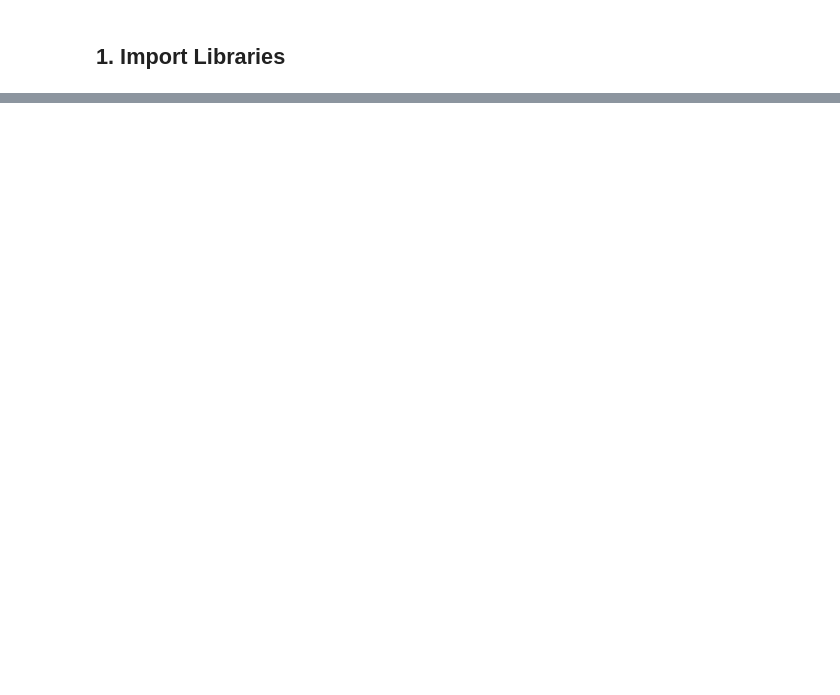
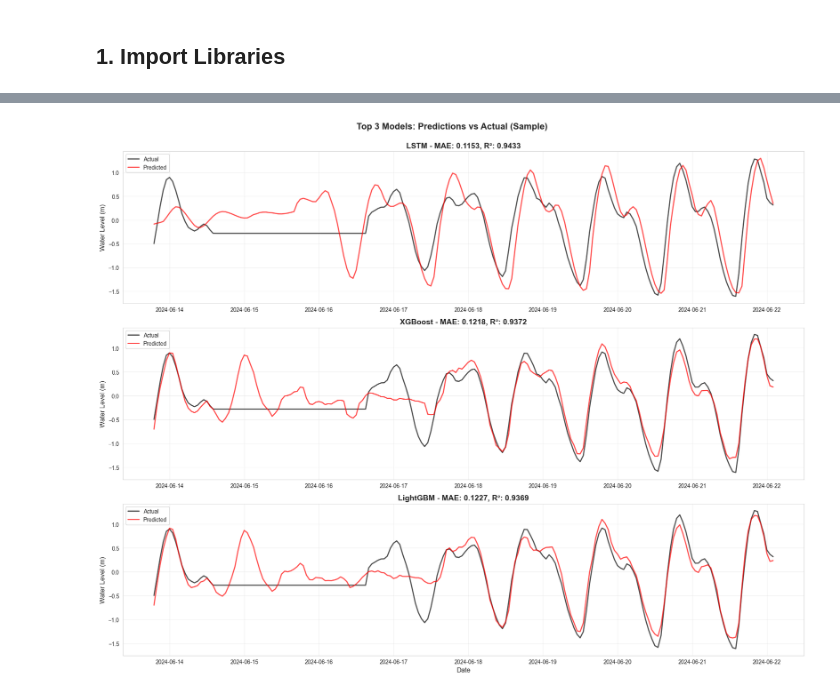
Before and after one commit to dniamsaard4codework/CPDSAI_Project, a Jupyter notebook: modelling.ipynb, the cells around one changed output, grey strips where cells are left out. Saved outputs shown, nothing was run; the diff lists cells and outputs as text; code cells hidden in the pictures; blank space fills up the shorter version.

```diff
--- a/modelling.ipynb
+++ b/modelling.ipynb
@@ -1818,0 +593,45 @@ print("  ✓ Early stopping and learning rate scheduling")
+# %%
+# Visualize predictions vs actual for top 3 models
+top_3_models = comparison_df.nsmallest(3, 'MAE')
+
+fig, axes = plt.subplots(3, 1, figsize=(18, 14))
+
+# Prepare predictions for visualization (first 200 samples)
+sample_size = min(200, len(y_test))
+test_dates = test_data.index[:sample_size]
+y_test_sample = y_test.values[:sample_size]
+
+predictions_dict = {
+    'Naive Forecast': naive_pred_test[:sample_size],
+    f'Rolling Mean ({best_window}h)': rolling_results[best_window]['predictions'][:sample_size],
+    'Linear Regression': lr_pred_test[:sample_size],
+    'Ridge Regression': ridge_pred_test[:sample_size],
+    'XGBoost': xgb_pred_test[:sample_size],
+    'LightGBM': lgb_pred_test[:sample_size],
+    'LSTM': lstm_pred_test[:sample_size] if len(lstm_pred_test) >= sample_size else None
+}
+
+for idx, (_, row) in enumerate(top_3_models.iterrows()):
+    model_name = row['Model']
+
+    axes[idx].plot(test_dates, y_test_sample, label='Actual',
+                   linewidth=2, alpha=0.7, color='black')
+
+    if model_name in predictions_dict and predictions_dict[model_name] is not None:
+        pred = predictions_dict[model_name]
+        axes[idx].plot(test_dates[:len(pred)], pred, label='Predicted',
+                       linewidth=2, alpha=0.7, color='red')
+
+    axes[idx].set_ylabel('Water Level (m)', fontsize=12)
+    axes[idx].set_title(f'{model_name} - MAE: {row["MAE"]:.4f}, R²: {row["R²"]:.4f}',
+                        fontsize=14, fontweight='bold')
+    axes[idx].legend(loc='best')
+    axes[idx].grid(True, alpha=0.3)
+
+axes[-1].set_xlabel('Date', fontsize=12)
+plt.suptitle('Top 3 Models: Predictions vs Actual (Sample)',
+             fontsize=16, fontweight='bold', y=1.00)
+plt.tight_layout()
+plt.show()
+# %% [output]
+[figure, added]
```
Also changed, not shown: parts of 78 cells of this notebook, 6 other files.
